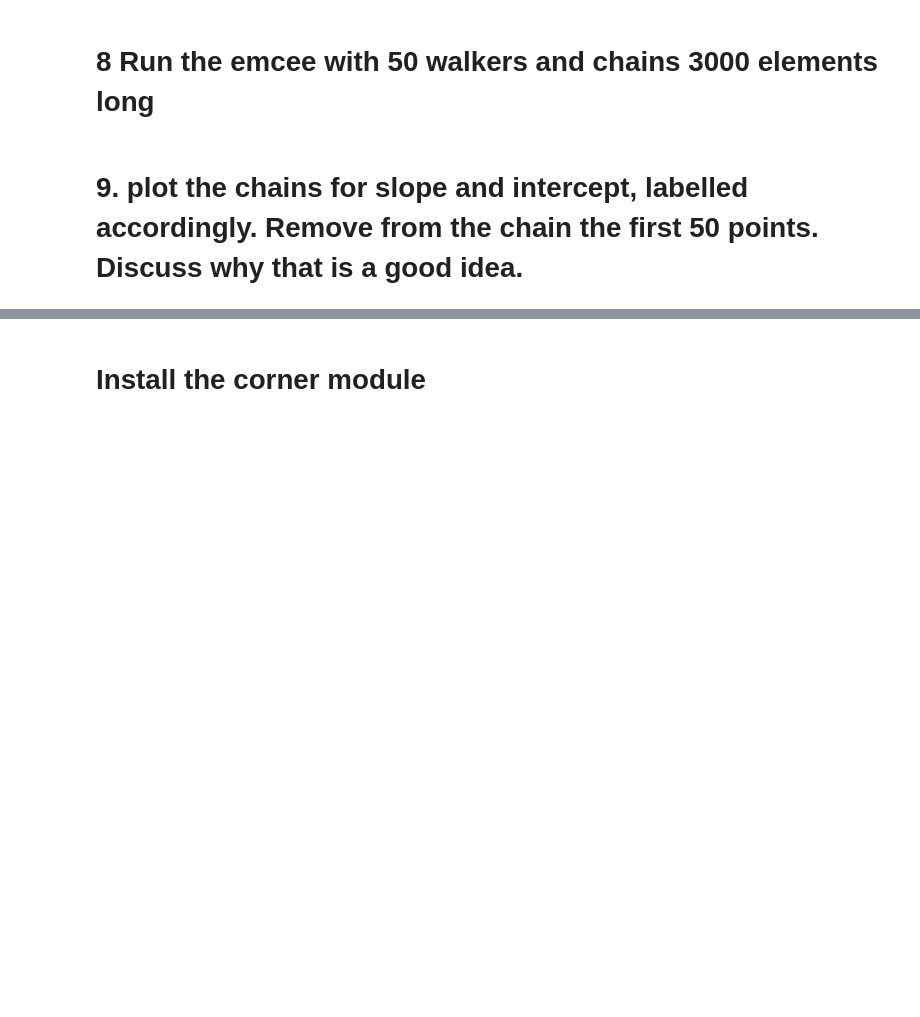
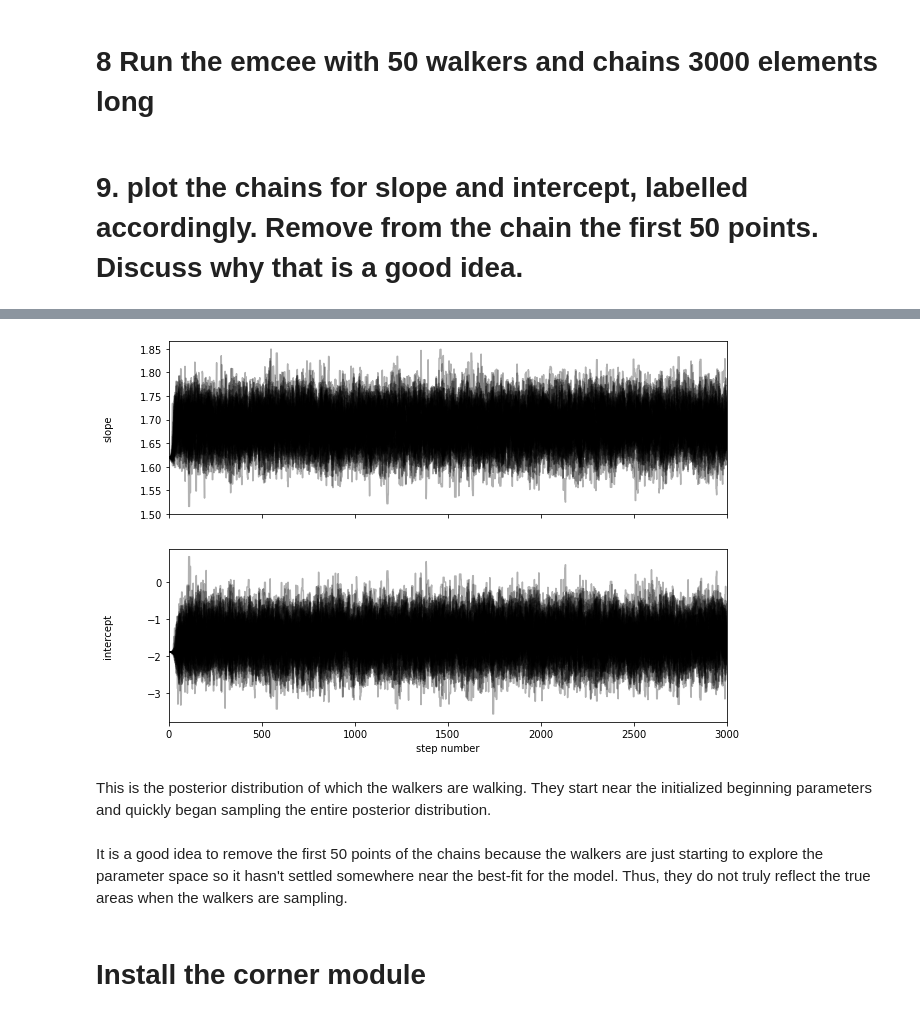
Before and after one commit to sheamusfitz/DSPS_zgermain, a Jupyter notebook: HW7_zgermain/LRtestAndMCMC.ipynb, the cells around one changed output, grey strips where cells are left out. Cells and saved outputs as stored; diff of their text form; code cells hidden in the pictures; blank space fills up the shorter version.

```diff
--- a/HW7_zgermain/LRtestAndMCMC.ipynb
+++ b/HW7_zgermain/LRtestAndMCMC.ipynb
@@ -358,4 +353,28 @@ def log_probability(theta, x, y, yerr):
+# %%
+def log_likelihood(theta, x, y, yerr):
+  m, b = theta
+  model = m * x + b
+  return -0.5*np.sum((y-model)**2/(yerr**2) + np.log(2*np.pi*(yerr**2)))
+# %%
+def log_prior(theta):
+  m, b = theta
+  if -10.0 < m < 10 and -10.0 < b < 10.0:
+    return 0.0
+  return -np.inf
+# %%
+def log_probability(theta, x, y, yerr):
+  lp = log_prior(theta)
+  if not np.isfinite(lp):
+      return -np.inf
+  return lp + log_likelihood(theta, x, y, yerr)
 # %% [markdown]
 # 8 Run the emcee with 50 walkers and chains 3000 elements long
+# %%
+nWalkers = 50
+nDim = 2
+initParams = [1.62,-1.89] #Numbers from previous fits. Could also get these from scipy.minimize
+pos = initParams + 1e-4*np.random.randn(nWalkers, nDim)
+sampler = emcee.EnsembleSampler(nWalkers, nDim, log_probability, args=(nam18_reducted["T"], nam18_reducted["n"], nam18_reducted["uncertainties"]))
+sampler.run_mcmc(pos, 3000, progress=True);
 # %% [markdown]
 # 9. plot the chains for slope and intercept, labelled accordingly. Remove from the chain the first 50 points. Discuss why that is a good idea.
@@ -364,0 +381,16 @@ def log_probability(theta, x, y, yerr):
+# %%
+fig, axes = pl.subplots(2, figsize=(10, 7), sharex=True) #Creates two callable subplots
+samples = sampler.get_chain()#Sample chain
+labels = ["slope", "intercept"] #callable label array
+for i in range(nDim): #loop over all parameters
+    ax = axes[i] #Calls ith subplot
+    ax.plot(samples[:, :, i], "k", alpha=0.3) #plots all points for all arrays
+    ax.set_xlim(0, len(samples)) #x-limit is defined by step numbers
+    ax.set_ylabel(labels[i])
+    ax.yaxis.set_label_coords(-0.1, 0.5)
+
+axes[-1].set_xlabel("step number"); #x-axis label happens at bottom subplot
+# %% [output]
+[figure, added]
+# %% [markdown]
+This is the posterior distribution of which the walkers are walking. They start near the initialized beginning parameters and quickly began sampling the entire posterior distribution.
@@ -365,3 +399,5 @@ def log_probability(theta, x, y, yerr):
+# %% [markdown]
+It is a good idea to remove the first 50 points of the chains because the walkers are just starting to explore the parameter space so it hasn't settled somewhere near the best-fit for the model. Thus, they do not truly reflect the true areas when the walkers are sampling.
 # %% [markdown]
 # Install the corner module
 # %%
```
Also changed, not shown: parts of 20 cells of this notebook.
